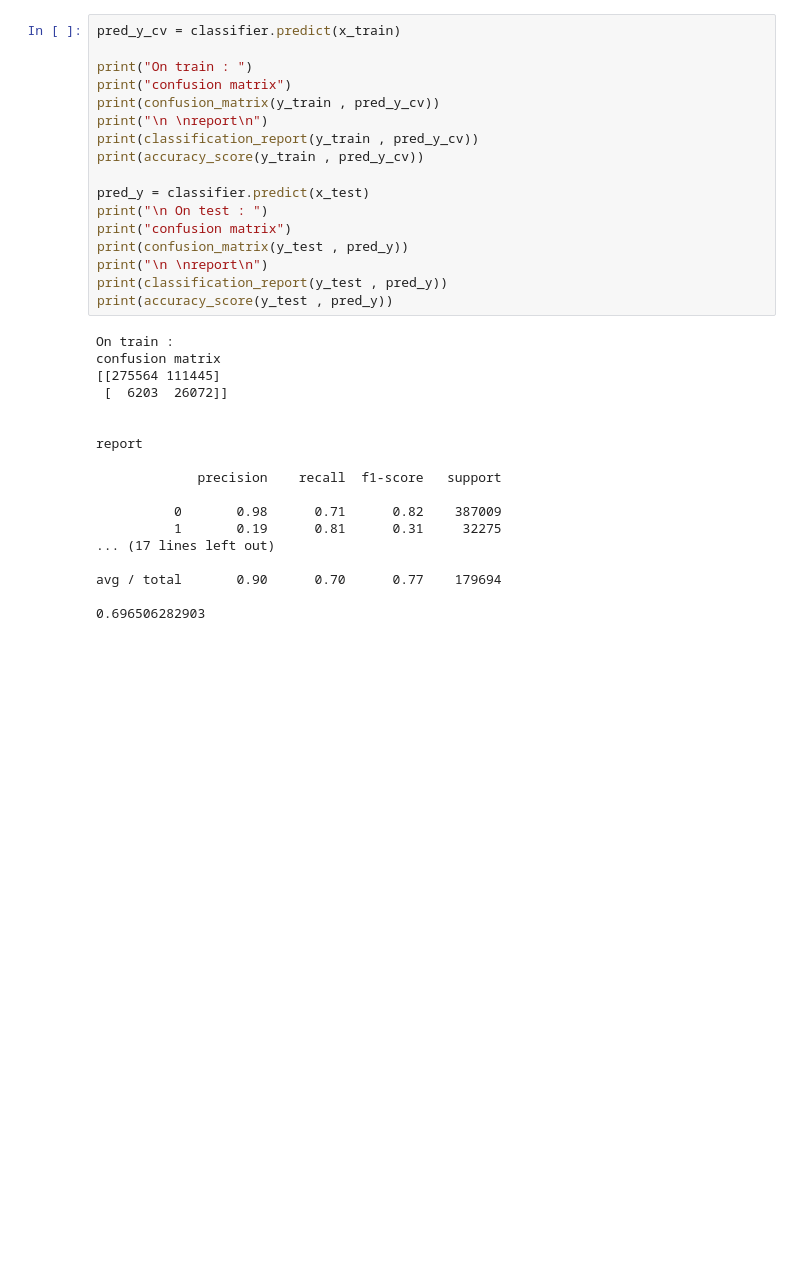
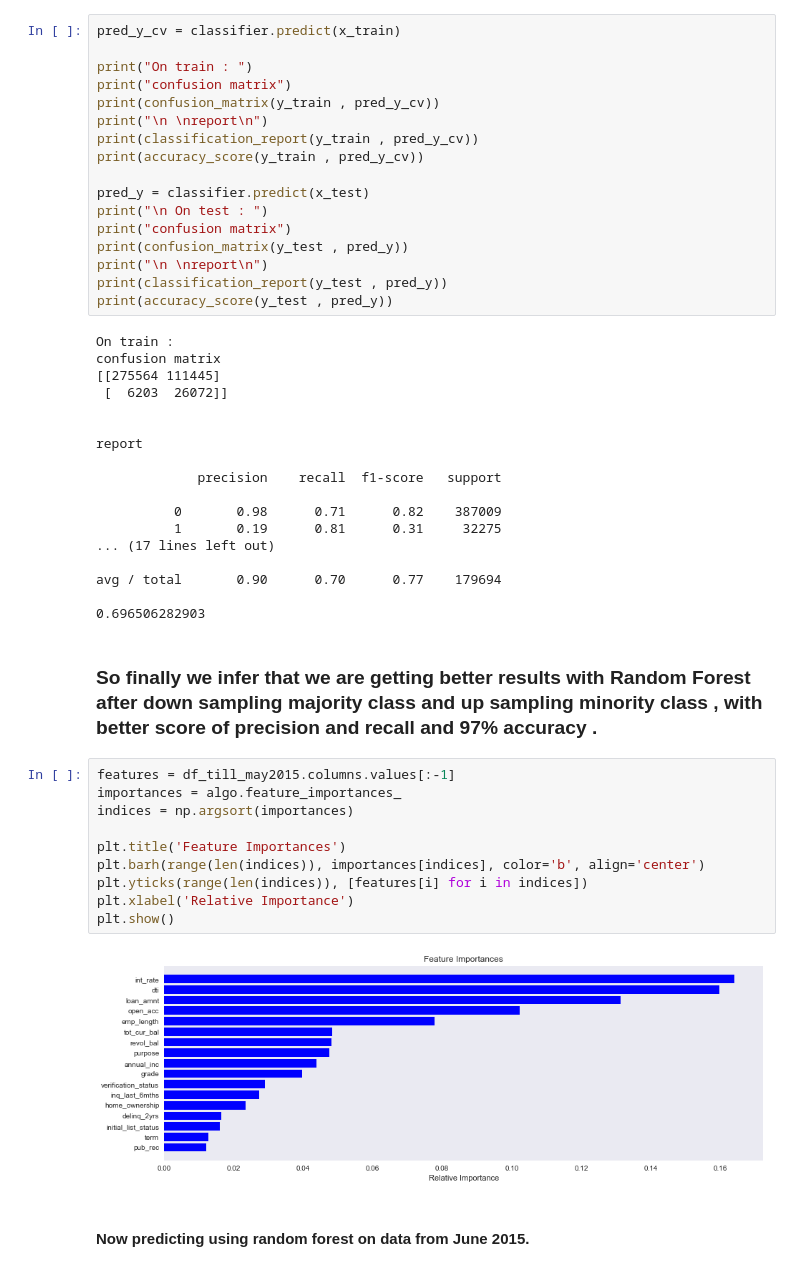
Before and after one commit to kushal9090/Data-Science-Final-Project-on-Loan-Default, a Jupyter notebook: Underwritting.ipynb, the cells around one changed output. Drawn from its saved outputs; the diff is of its cells as text; blank space fills up the shorter version.

```diff
--- a/Underwritting.ipynb
+++ b/Underwritting.ipynb
@@ -1401,3 +1402,19 @@ report
 avg / total       0.90      0.70      0.77    179694
 
 0.696506282903
+# %% [markdown]
+<h3>So finally we infer that we are getting better results with Random Forest after down sampling majority class and up sampling minority class , with better score of precision and recall and 97% accuracy .</h3>
+# %%
+features = df_till_may2015.columns.values[:-1]
+importances = algo.feature_importances_
+indices = np.argsort(importances)
+
+plt.title('Feature Importances')
+plt.barh(range(len(indices)), importances[indices], color='b', align='center')
+plt.yticks(range(len(indices)), [features[i] for i in indices])
+plt.xlabel('Relative Importance')
+plt.show()
+# %% [output]
+[figure, added]
+# %% [markdown]
+<h4>Now predicting using random forest on data from June 2015.</h4>
```
Also changed, not shown: parts of 9 cells of this notebook.
